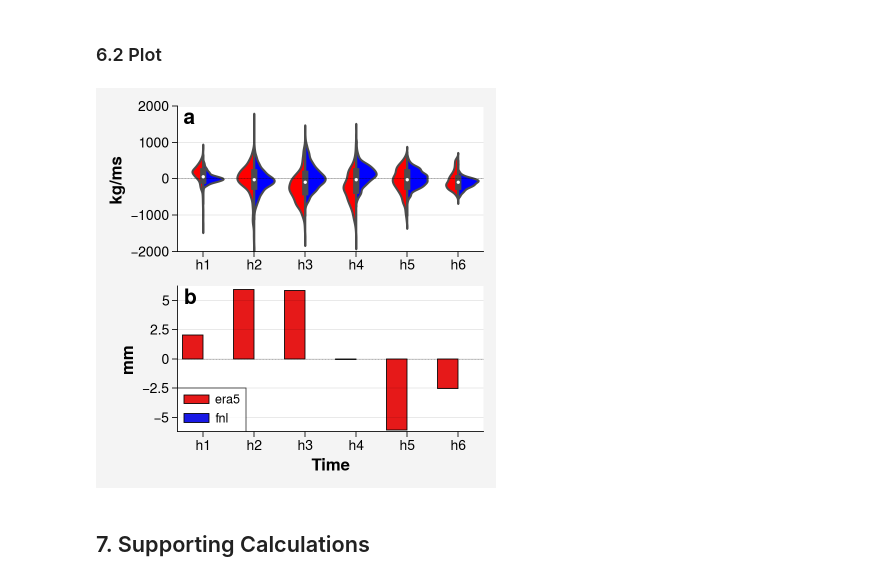
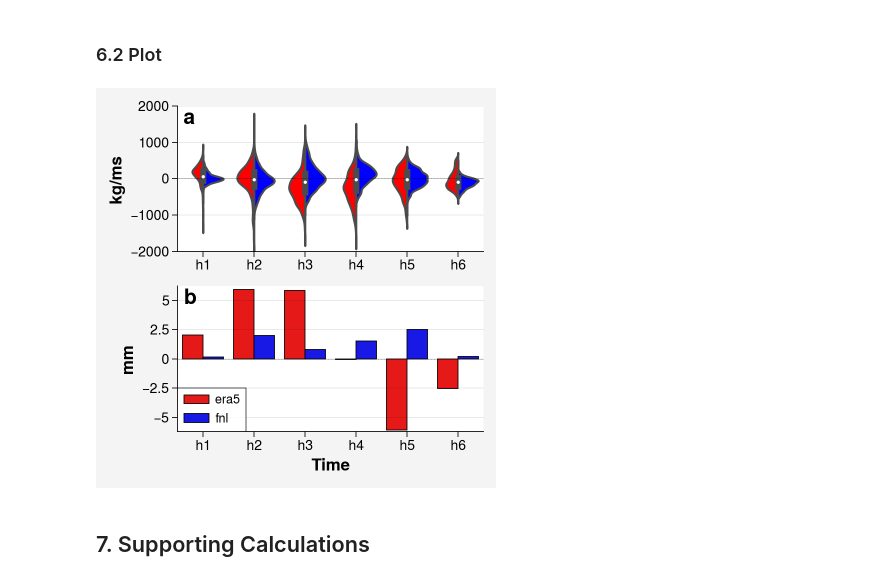
Before and after one commit to donmezkutay/Urban-Precipitation-Article-Istanbul, a Jupyter notebook: Figure9.ipynb, the cells around one changed output. Cells and saved outputs as stored; diff of their text form; code cells hidden in the pictures.

Commit message:
#update IVT figure

```diff
--- a/Figure9.ipynb
+++ b/Figure9.ipynb
@@ -222,6 +222,10 @@ viol_prcp = pd.concat([viol_prcp_gfs, viol_prcp_era5], axis=0).reset_index(drop=
 viol_prcp = viol_prcp.groupby(['time', 'forcing']).mean().reset_index()
 # %% [markdown]
 ### 6.2 Plot
+# %%
+viol_ivt = viol_ivt.replace('gfs','fnl')
+# %%
+viol_prcp = viol_prcp.replace('gfs','fnl')
 # %%
 fig, axes = plt.subplot_mosaic([['a'],[ 'b']],
                               constrained_layout=True)
@@ -233,7 +237,7 @@ ax1=sns.violinplot(data=viol_ivt,
                    x='time',
                    y='value',
                    hue='forcing',
-                   hue_order=['era5', 'gfs'],
+                   hue_order=['era5', 'fnl'],
                    palette=['red', 'blue'],
                    split=True,
                    showfliers = False,
@@ -254,34 +258,34 @@ ax2=sns.barplot(data=viol_prcp,
                 alpha=1,
                 ax=axes['b']
                 )
 
 # options
 plt.setp(axes['a'].collections, alpha=1)
 axes['a'].legend_.remove()
 axes['a'].set_xlabel('')
 axes['b'].set_xlabel('Time', size=12, weight='bold')
 axes['b'].set_ylabel('mm', size=12, weight='bold')
 axes['a'].set_ylabel('kg/ms', size=12, weight='bold')
 axes['a'].set_ylim(-2000, 2000)
 axes['b'].set_ylim(-6.2, 6.2)
 axes['a'].tick_params(bottom=True, left=True, labelsize=10)
 axes['b'].tick_params(bottom=True, left=True, labelsize=10)
 axes['a'].minorticks_off()
 axes['b'].minorticks_off()
 sns.despine(bottom=False, ax=axes['b'])
 sns.despine(bottom=False, ax=axes['a'])
 fig.tight_layout(pad=1.0)
 axes['b'].sharex(axes['a'])
 plt.legend(loc='lower left')
 axes['a'].axhline(y=0, color='black', linestyle='--', lw=0.2)
 axes['b'].axhline(y=0, color='black', linestyle='--', lw=0.2)
 
 #save figure
 plt.savefig(r'pictures/Figure9.jpeg',
             bbox_inches='tight', optimize=True,
             progressive=True, dpi=1000)
 # %% [output]
-[figure, old version]
+[figure, new version]
 # %% [markdown]
 ## 7. Supporting Calculations
 # %%
```
